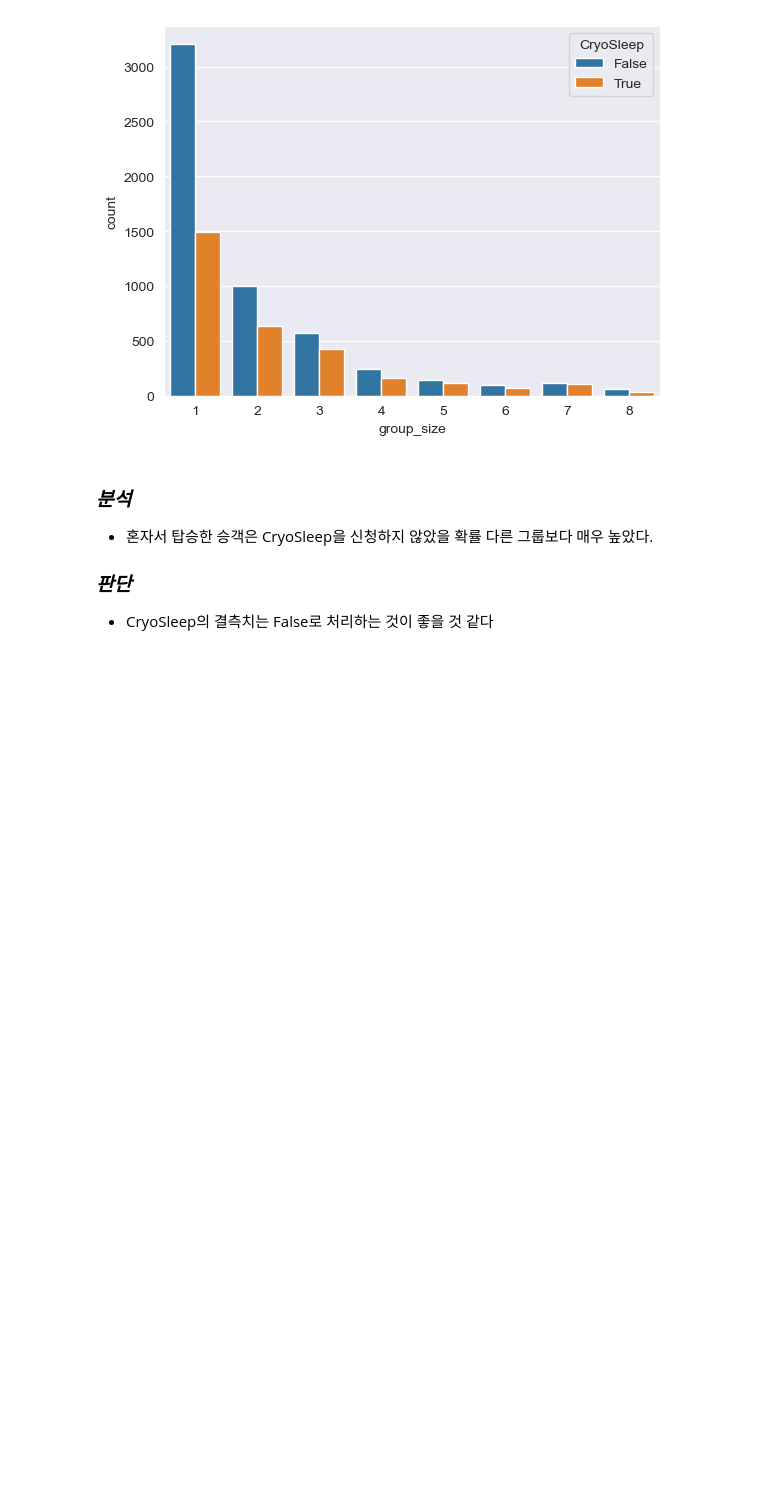
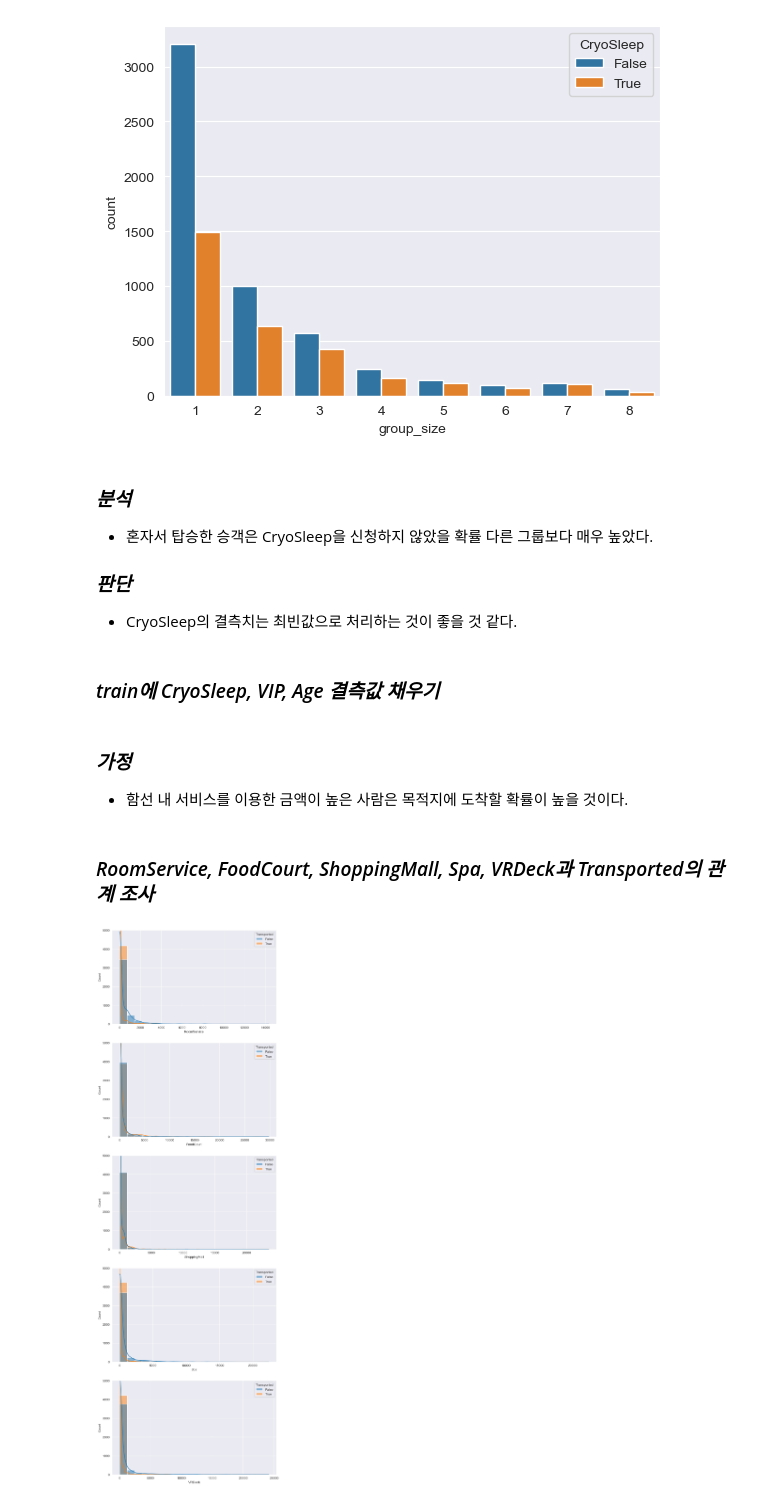
Before and after one commit to ef2nmddy/Spaceship_Titanic_EDA, a Jupyter notebook: Spaceship_Titanic.ipynb, the cells around one changed output. Saved outputs shown, nothing was run; the diff lists cells and outputs as text; code cells hidden in the pictures; blank space fills up the shorter version.

```diff
--- a/Spaceship_Titanic.ipynb
+++ b/Spaceship_Titanic.ipynb
@@ -100,3 +102,6 @@ memory usage: 434.5+ KB
+# %%
+train.drop('Name', axis=1, inplace=True)
+test.drop('Name', axis=1, inplace=True)
 # %% [markdown]
 # **데이터 이해하기**
 ***
@@ -320,4 +324,26 @@ sns.countplot(data=train, x='group_size', hue='CryoSleep')
 
 ### _판단_
 
-* CryoSleep의 결측치는 False로 처리하는 것이 좋을 것 같다
+* CryoSleep의 결측치는 최빈값으로 처리하는 것이 좋을 것 같다.
+# %% [markdown]
+### _train에 CryoSleep, VIP, Age 결측값 채우기_
+# %%
+train['CryoSleep'].fillna(train['CryoSleep'].mode()[0], inplace=True)
+train['VIP'].fillna(train['VIP'].mode()[0], inplace=True)
+train['Age'].fillna(train['Age'].mean(), inplace=True)
+# %% [markdown]
+### _가정_
+
+* 함선 내 서비스를 이용한 금액이 높은 사람은 목적지에 도착할 확률이 높을 것이다.
+# %% [markdown]
+### _RoomService, FoodCourt, ShoppingMall, Spa, VRDeck과 Transported의 관계 조사_
+# %%
+cols = ['RoomService', 'FoodCourt', 'ShoppingMall', 'Spa', 'VRDeck']
+
+plt.figure(figsize=(9, 30))
+for i, col in enumerate(cols):
+    plt.subplot(len(cols), 1, i+1)
+    plt.ylim(0, 5000)
+    sns.histplot(data=train, x=col, hue='Transported', kde=True, bins=20)
+# %% [output]
+[figure, added]
```
Also changed, not shown: parts of 24 cells of this notebook.
